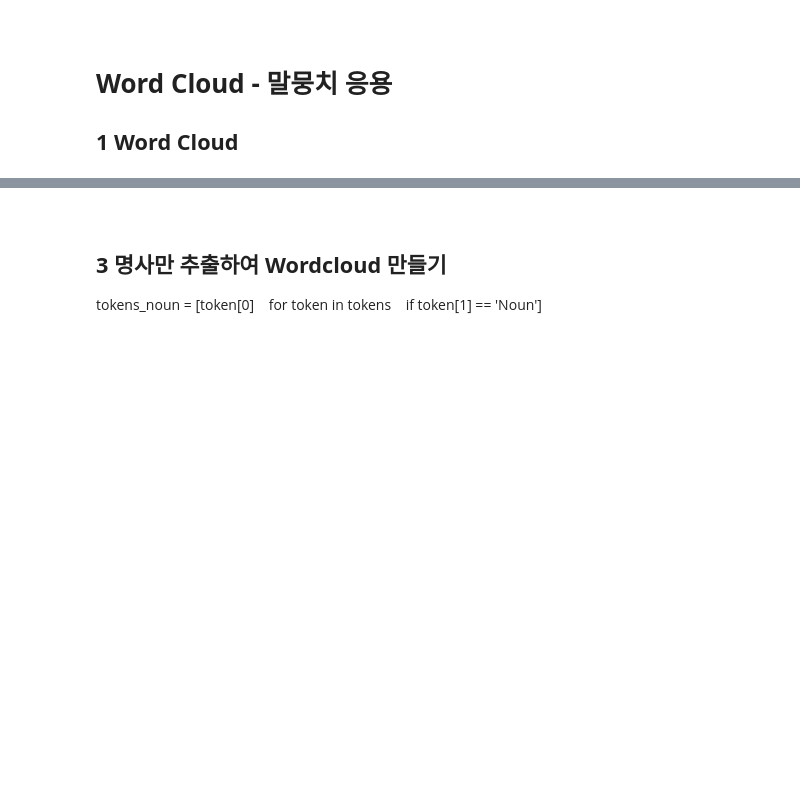
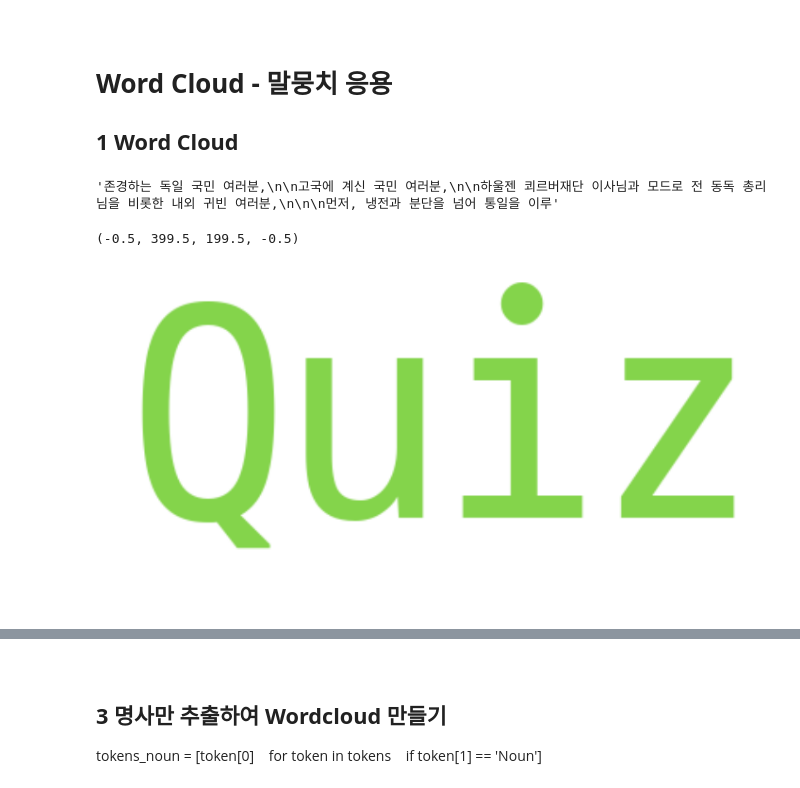
Before and after one commit to YongBeomKim/nltk_rnd, a Jupyter notebook: 02-2.WordCloud.ipynb, the cells around one changed output, grey strips where cells are left out. Drawn from its saved outputs; the diff is of its cells as text; code cells hidden in the pictures; blank space fills up the shorter version.

Commit message:
Quiz Edition

```diff
--- a/02-2.WordCloud.ipynb
+++ b/02-2.WordCloud.ipynb
@@ -6,23 +6,27 @@
 # %%
 # ! pip install wordcloud
 # %%
-f     = open('./data/Berlin.txt', 'r', encoding='utf-8')
-texts = f.read()
-f.close()
+with open('./data/Berlin.txt', 'r', encoding='utf-8') as f:
+    texts = f.read()
 texts[:100]
+# %% [output]
+'존경하는 독일 국민 여러분,\n\n고국에 계신 국민 여러분,\n\n하울젠 쾨르버재단 이사님과 모드로 전 동독 총리님을 비롯한 내외 귀빈 여러분,\n\n\n먼저, 냉전과 분단을 넘어 통일을 이루'
 # %%
 # ! pip install matplotlib
 # %%
 %matplotlib inline
 from wordcloud import WordCloud
 wcloud = WordCloud('./data/D2Coding.ttf',
                    relative_scaling = 0.1,
-                   background_color='white').generate(texts)
+                   background_color='white').generate("=Quiz!=")
 
 import matplotlib.pyplot as plt
 plt.figure(figsize=(12,12))
 plt.imshow(wcloud, interpolation='bilinear')
 plt.axis("off")
+# %% [output]
+(-0.5, 399.5, 199.5, -0.5)
+[figure, added]
 # %%
 # Token 빈도결과값
 from nltk import FreqDist
```
Also changed, not shown: parts of 10 cells of this notebook, 11 other files.
